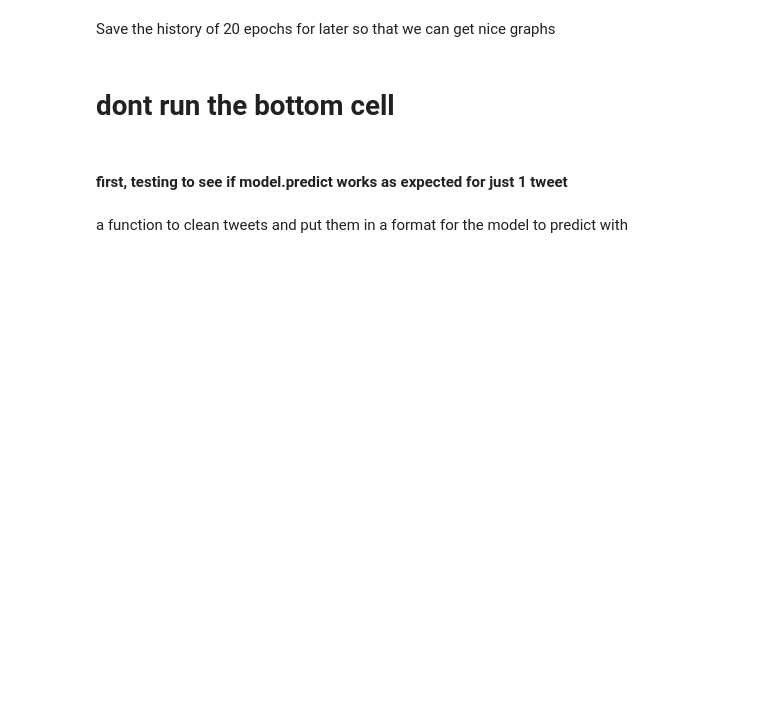
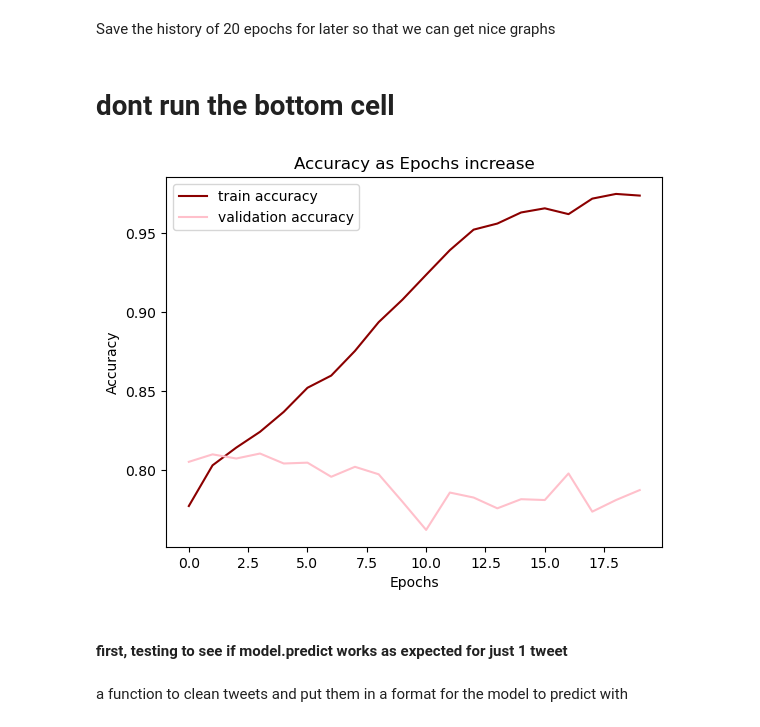
Before and after one commit to polinamin/disaster_recognition, a Jupyter notebook: code/arjun_playground_2.ipynb, the cells around one changed output. Cells and saved outputs as stored; diff of their text form; code cells hidden in the pictures; blank space fills up the shorter version.

```diff
--- a/code/arjun_playground_2.ipynb
+++ b/code/arjun_playground_2.ipynb
@@ -229,6 +229,16 @@ Save the history of 20 epochs for later so that we can get nice graphs
 # dont run the bottom cell
 # %%
 epoch_plotting = history
+# %%
+plt.plot(epoch_plotting.history['accuracy'], label='train accuracy',  color='darkred')
+plt.plot(epoch_plotting.history['val_accuracy'], label='validation accuracy',color='pink')
+plt.xlabel('Epochs')
+plt.ylabel('Accuracy')
+#plt.ylim((0,1))
+plt.title('Accuracy as Epochs increase')
+plt.legend();
+# %% [output]
+[figure, added]
 # %% [markdown]
 #### first, testing to see if model.predict works as expected for just 1 tweet
 # %% [markdown]
```
Also changed, not shown: parts of 1 cell of this notebook.
